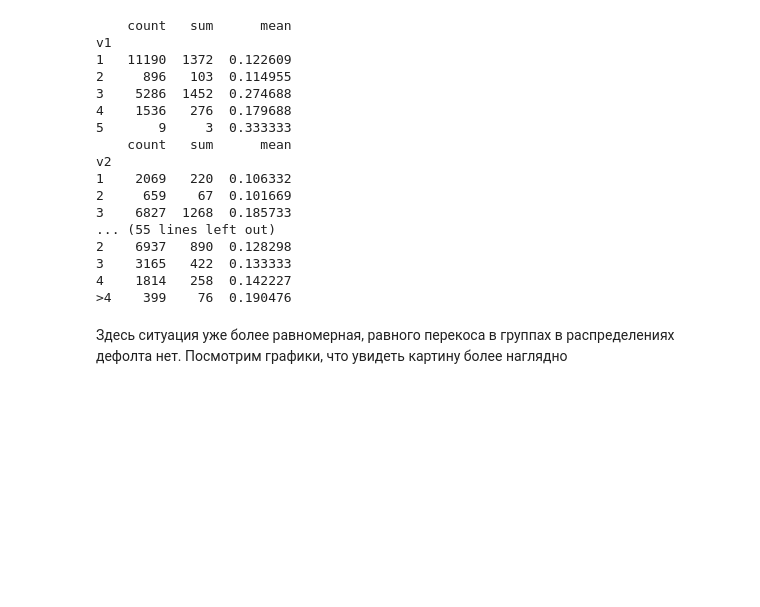
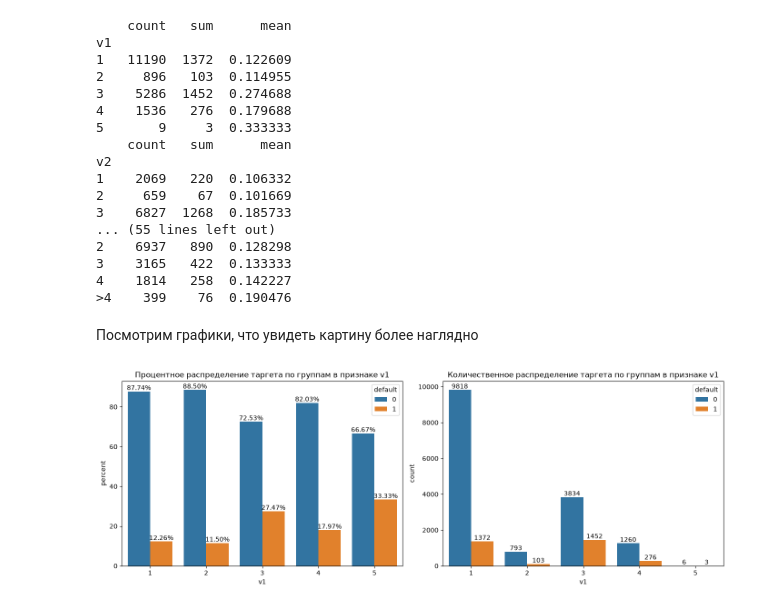
Before and after one commit to IslamDyshoko/credit_risk, a Jupyter notebook: notebooks/01_eda.ipynb, the cells around one changed output. Saved outputs shown, nothing was run; the diff lists cells and outputs as text; code cells hidden in the pictures; blank space fills up the shorter version.

```diff
--- a/notebooks/01_eda.ipynb
+++ b/notebooks/01_eda.ipynb
@@ -237,4 +237,10 @@ v2
 4    1814   258  0.142227
 >4    399    76  0.190476
 # %% [markdown]
-Здесь ситуация уже более равномерная, равного перекоса в группах в распределениях дефолта нет. Посмотрим графики, что увидеть картину более наглядно
+Посмотрим графики, что увидеть картину более наглядно
+# %%
+from src.eda_utils import plot_target_by_category
+
+plot_target_by_category(data=df, feature='v1', target='default')
+# %% [output]
+[figure, added]
```
Also changed, not shown: parts of 15 cells of this notebook, 2 other files.
